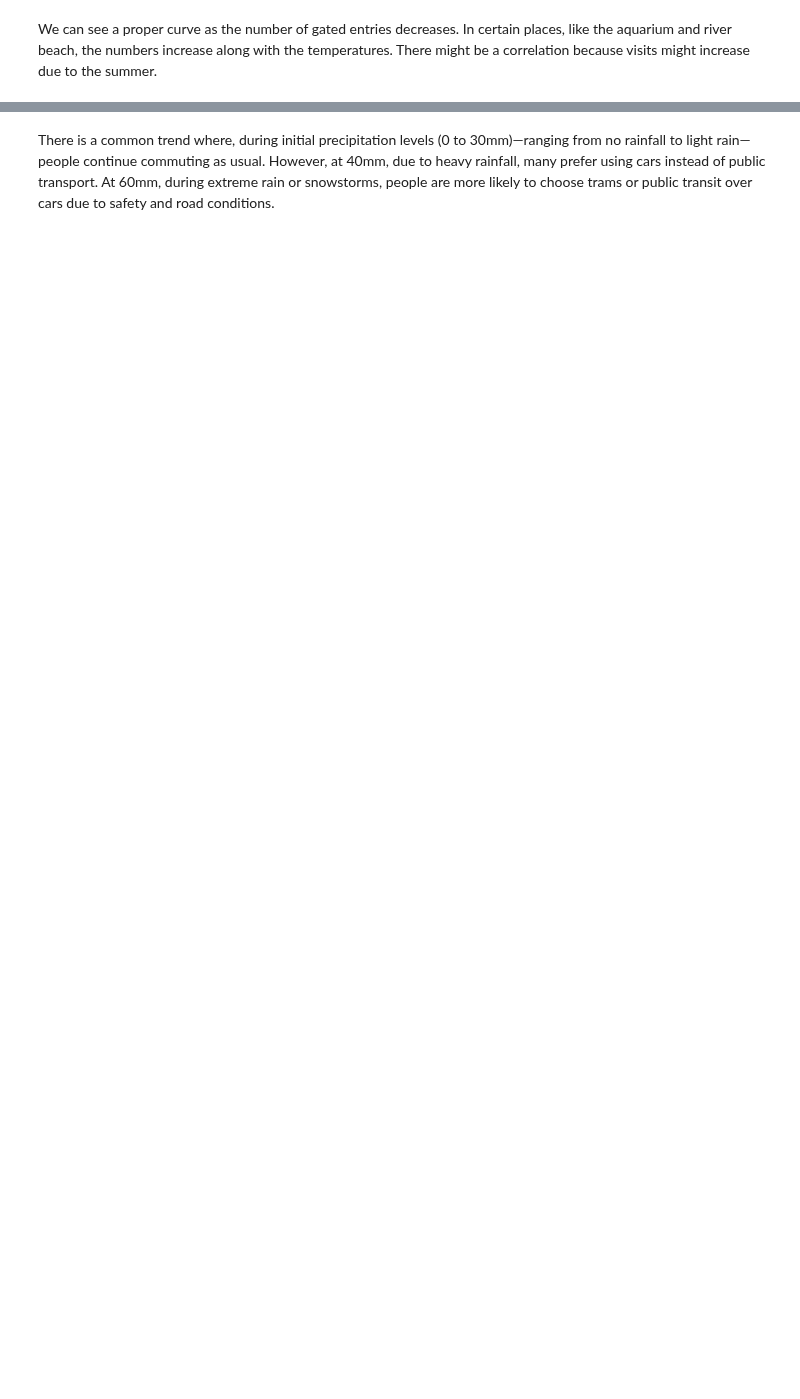
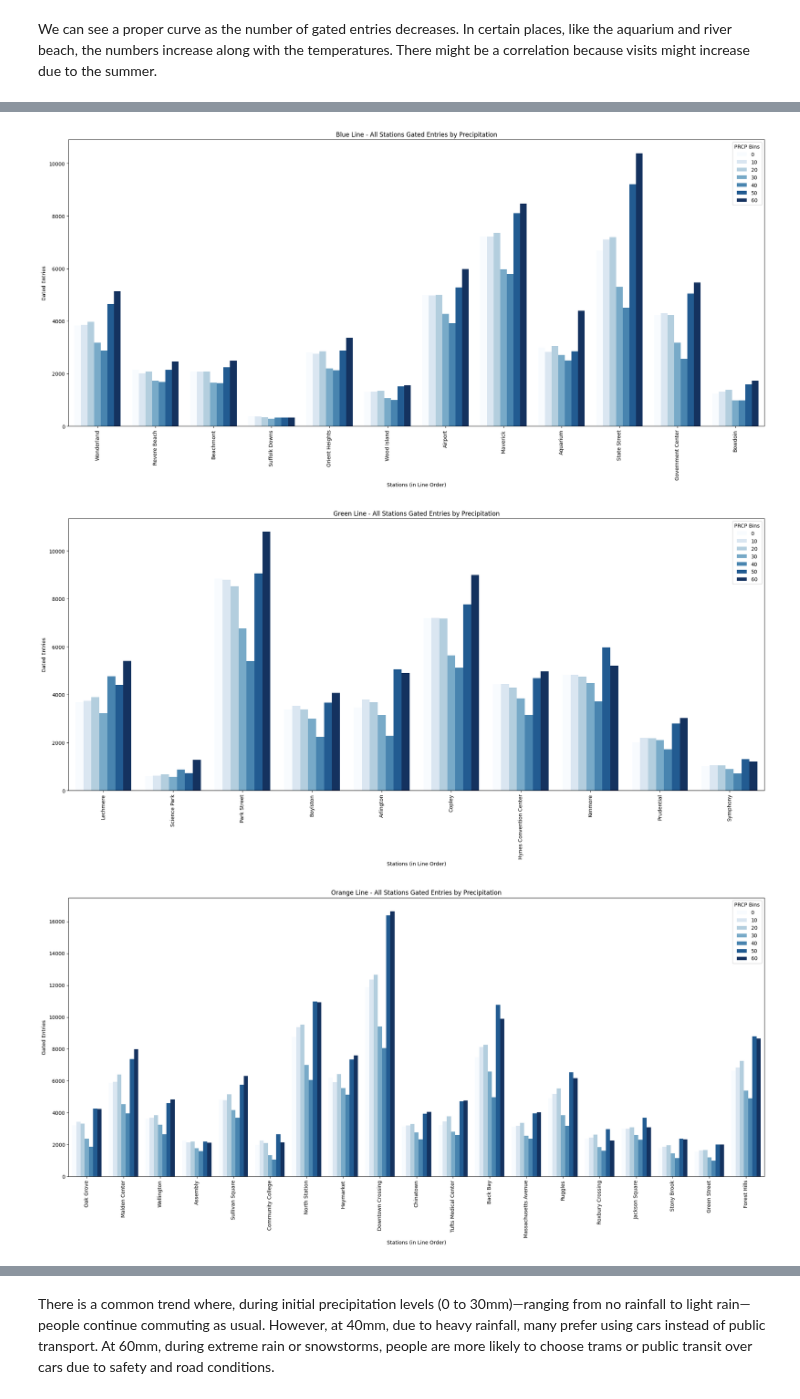
Before and after one commit to Marhvin/CS506-Project, a Jupyter notebook: src/data/sortedByLine.ipynb, the cells around one changed output, grey strips where cells are left out. Cells and saved outputs as stored; diff of their text form; code cells hidden in the pictures; blank space fills up the shorter version.

```diff
--- a/src/data/sortedByLine.ipynb
+++ b/src/data/sortedByLine.ipynb
@@ -271,0 +140,13 @@ plt.show()
+# %%
+# Visualize entries by precipitation
+visualize_by_weather_feature(
+    df=df,
+    feature_name="prcp",
+    bin_size=10,
+    palette_name="Blues",
+    title_suffix="Precipitation"
+)
+# %% [output]
+[figure, added]
+[figure, added]
+[figure, added]
```
Also changed, not shown: parts of 10 cells of this notebook.
